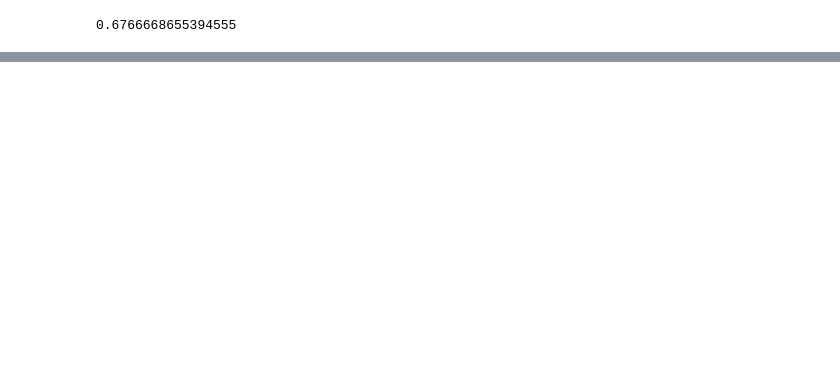
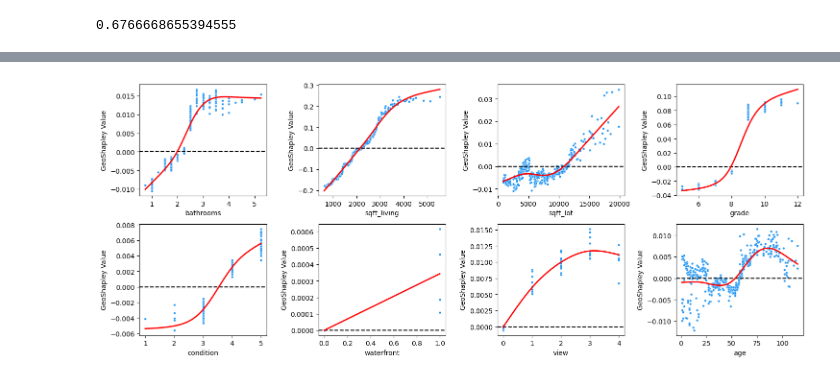
Before and after one commit to Ziqi-Li/geoshapley, a Jupyter notebook: notebooks/Seattle house price example.ipynb, the cells around one changed output, grey strips where cells are left out. Cells and saved outputs as stored; diff of their text form; code cells hidden in the pictures; blank space fills up the shorter version.

```diff
--- a/notebooks/Seattle house price example.ipynb
+++ b/notebooks/Seattle house price example.ipynb
@@ -55,0 +73,3 @@ rslt.summary_plot(dpi=100,include_interaction=False)
+# %%
+rslt.partial_dependence_plots(figsize=(15,6),max_cols=4,gam_curve=True)
+# %% [output]
@@ -55,0 +84 @@ rslt.summary_plot(dpi=100,include_interaction=False)
+[figure, added]
```
Also changed, not shown: parts of 8 cells of this notebook.
